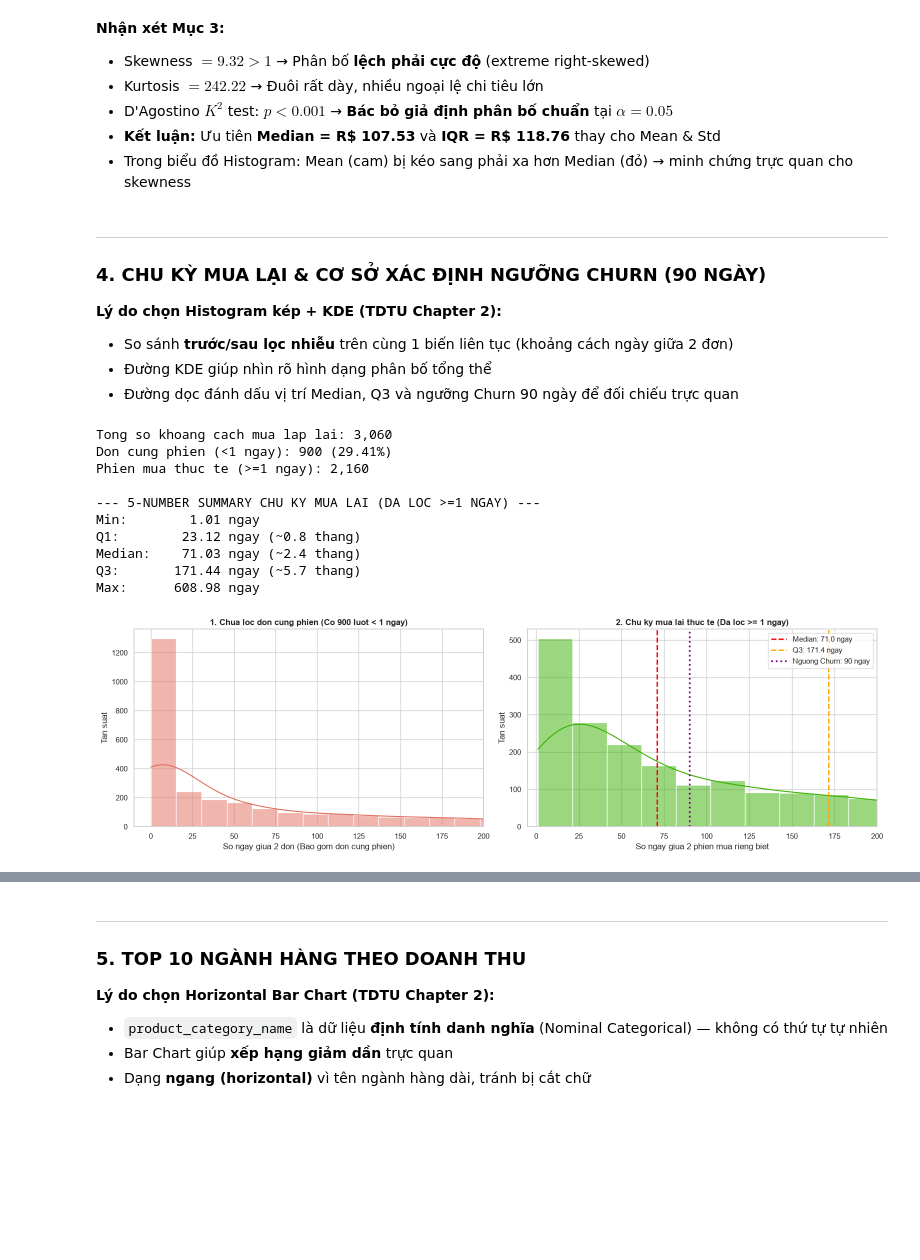
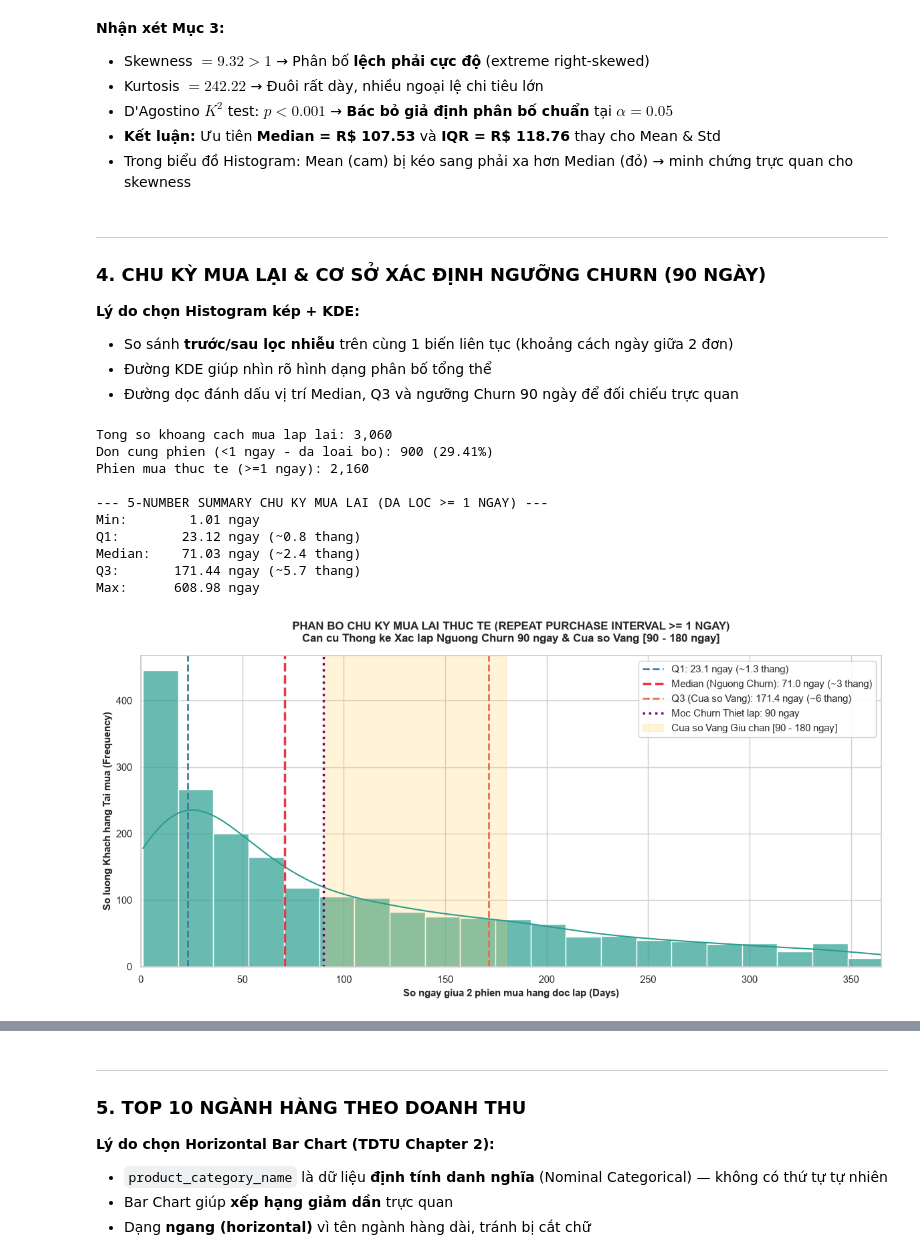
Before and after one commit to TheUn4given123jkbkjs/Data_Analytic_and_Visualization_Olist, a Jupyter notebook: 01_Descriptive/Descriptive_Analysis.ipynb, the cells around one changed output, grey strips where cells are left out. Saved outputs shown, nothing was run; the diff lists cells and outputs as text; code cells hidden in the pictures; blank space fills up the shorter version.

```diff
--- a/01_Descriptive/Descriptive_Analysis.ipynb
+++ b/01_Descriptive/Descriptive_Analysis.ipynb
@@ -209,7 +209,7 @@ Std:    R$     230.96
 ---
 ### 4. CHU KỲ MUA LẠI & CƠ SỞ XÁC ĐỊNH NGƯỠNG CHURN (90 NGÀY)
 
-**Lý do chọn Histogram kép + KDE (TDTU Chapter 2):**
+**Lý do chọn Histogram kép + KDE:**
 - So sánh **trước/sau lọc nhiễu** trên cùng 1 biến liên tục (khoảng cách ngày giữa 2 đơn)
 - Đường KDE giúp nhìn rõ hình dạng phân bố tổng thể
 - Đường dọc đánh dấu vị trí Median, Q3 và ngưỡng Churn 90 ngày để đối chiếu trực quan
@@ -219,54 +219,55 @@ delivered_sorted['prev_order_date'] = delivered_sorted.groupby('customer_unique_
 delivered_sorted['repeat_interval_days'] = (
     delivered_sorted['order_purchase_timestamp'] - delivered_sorted['prev_order_date']
 ).dt.total_seconds() / 86400.0
 
 raw_intervals = delivered_sorted['repeat_interval_days'].dropna()
 filtered_intervals = raw_intervals[raw_intervals >= 1.0]
 same_session = len(raw_intervals) - len(filtered_intervals)
 
 print(f'Tong so khoang cach mua lap lai: {len(raw_intervals):,}')
-print(f'Don cung phien (<1 ngay): {same_session:,} ({same_session/len(raw_intervals):.2%})')
+print(f'Don cung phien (<1 ngay - da loai bo): {same_session:,} ({same_session/len(raw_intervals):.2%})')
 print(f'Phien mua thuc te (>=1 ngay): {len(filtered_intervals):,}')
 
 q_filt = filtered_intervals.quantile([0, 0.25, 0.5, 0.75, 1.0])
-print('\n--- 5-NUMBER SUMMARY CHU KY MUA LAI (DA LOC >=1 NGAY) ---')
+print('\n--- 5-NUMBER SUMMARY CHU KY MUA LAI (DA LOC >= 1 NGAY) ---')
 print(f'Min:    {q_filt[0.0]:>8.2f} ngay')
 print(f'Q1:     {q_filt[0.25]:>8.2f} ngay (~{q_filt[0.25]/30:.1f} thang)')
 print(f'Median: {q_filt[0.5]:>8.2f} ngay (~{q_filt[0.5]/30:.1f} thang)')
 print(f'Q3:     {q_filt[0.75]:>8.2f} ngay (~{q_filt[0.75]/30:.1f} thang)')
 print(f'Max:    {q_filt[1.0]:>8.2f} ngay')
 
-# Bieu do so sanh
-fig, axes = plt.subplots(1, 2, figsize=(16, 5))
-sns.histplot(raw_intervals, bins=40, kde=True, ax=axes[0], color='#e26d5c')
-axes[0].set_title('1. Chua loc don cung phien (Co {} luot < 1 ngay)'.format(same_session), fontweight='bold')
-axes[0].set_xlabel('So ngay giua 2 don (Bao gom don cung phien)')
-axes[0].set_ylabel('Tan suat')
-axes[0].set_xlim(-10, 200)
+# Bieu do Chu ky Mua lai Thuc te (Tap trung vao phien mua >= 1 ngay, loai bo cot 0 ngay)
+plt.figure(figsize=(12, 6))
+sns.histplot(filtered_intervals, bins=35, kde=True, color='#2a9d8f', edgecolor='w', alpha=0.7)
 
-sns.histplot(filtered_intervals, bins=30, kde=True, ax=axes[1], color='#38b000')
-axes[1].axvline(q_filt[0.5], color='red', linestyle='--', linewidth=2, label=f'Median: {q_filt[0.5]:.1f} ngay')
-axes[1].axvline(q_filt[0.75], color='orange', linestyle='--', linewidth=2, label=f'Q3: {q_filt[0.75]:.1f} ngay')
-axes[1].axvline(90, color='purple', linestyle=':', linewidth=2.5, label='Nguong Churn: 90 ngay')
-axes[1].set_title('2. Chu ky mua lai thuc te (Da loc >= 1 ngay)', fontweight='bold')
-axes[1].set_xlabel('So ngay giua 2 phien mua rieng biet')
-axes[1].set_ylabel('Tan suat')
-axes[1].set_xlim(-5, 200)
-axes[1].legend(loc='upper right')
+plt.axvline(q_filt[0.25], color='#457b9d', linestyle='--', linewidth=2, label=f'Q1: {q_filt[0.25]:.1f} ngay (~1.3 thang)')
+plt.axvline(q_filt[0.5], color='#e63946', linestyle='--', linewidth=2.5, label=f'Median (Nguong Churn): {q_filt[0.5]:.1f} ngay (~3 thang)')
+plt.axvline(q_filt[0.75], color='#e76f51', linestyle='--', linewidth=2, label=f'Q3 (Cua so Vang): {q_filt[0.75]:.1f} ngay (~6 thang)')
+plt.axvline(90, color='#6a0572', linestyle=':', linewidth=2.5, label='Moc Churn Thiet lap: 90 ngay')
+
+plt.axvspan(90, 180, color='#ffd166', alpha=0.25, label='Cua so Vang Giu chan [90 - 180 ngay]')
+
+plt.title('PHAN BO CHU KY MUA LAI THUC TE (REPEAT PURCHASE INTERVAL >= 1 NGAY)\nCan cu Thong ke Xac lap Nguong Churn 90 ngay & Cua so Vang [90 - 180 ngay]',
+          fontsize=12, fontweight='bold', pad=15)
+plt.xlabel('So ngay giua 2 phien mua hang doc lap (Days)', fontsize=11, fontweight='bold')
+plt.ylabel('So luong Khach hang Tai mua (Frequency)', fontsize=11, fontweight='bold')
+plt.xlim(0, 365)
+plt.legend(loc='upper right', frameon=True, facecolor='white', framealpha=0.9)
 plt.tight_layout()
+plt.savefig('repeat_interval_filtered.png', dpi=300)
 plt.show()
 # %% [output]
 Tong so khoang cach mua lap lai: 3,060
-Don cung phien (<1 ngay): 900 (29.41%)
+Don cung phien (<1 ngay - da loai bo): 900 (29.41%)
 Phien mua thuc te (>=1 ngay): 2,160
 
---- 5-NUMBER SUMMARY CHU KY MUA LAI (DA LOC >=1 NGAY) ---
+--- 5-NUMBER SUMMARY CHU KY MUA LAI (DA LOC >= 1 NGAY) ---
 Min:        1.01 ngay
 Q1:        23.12 ngay (~0.8 thang)
 Median:    71.03 ngay (~2.4 thang)
 Q3:       171.44 ngay (~5.7 thang)
 Max:      608.98 ngay
-[figure, old version]
+[figure, new version]
 # %% [markdown]
 **Nhận xét Mục 4:**
 - **900 giao dịch** (29.41%) có khoảng cách $< 1$ ngày → đơn cùng phiên (same-session order splits), cần loại bỏ
```
Also changed, not shown: parts of 5 cells of this notebook, 24 other files.
